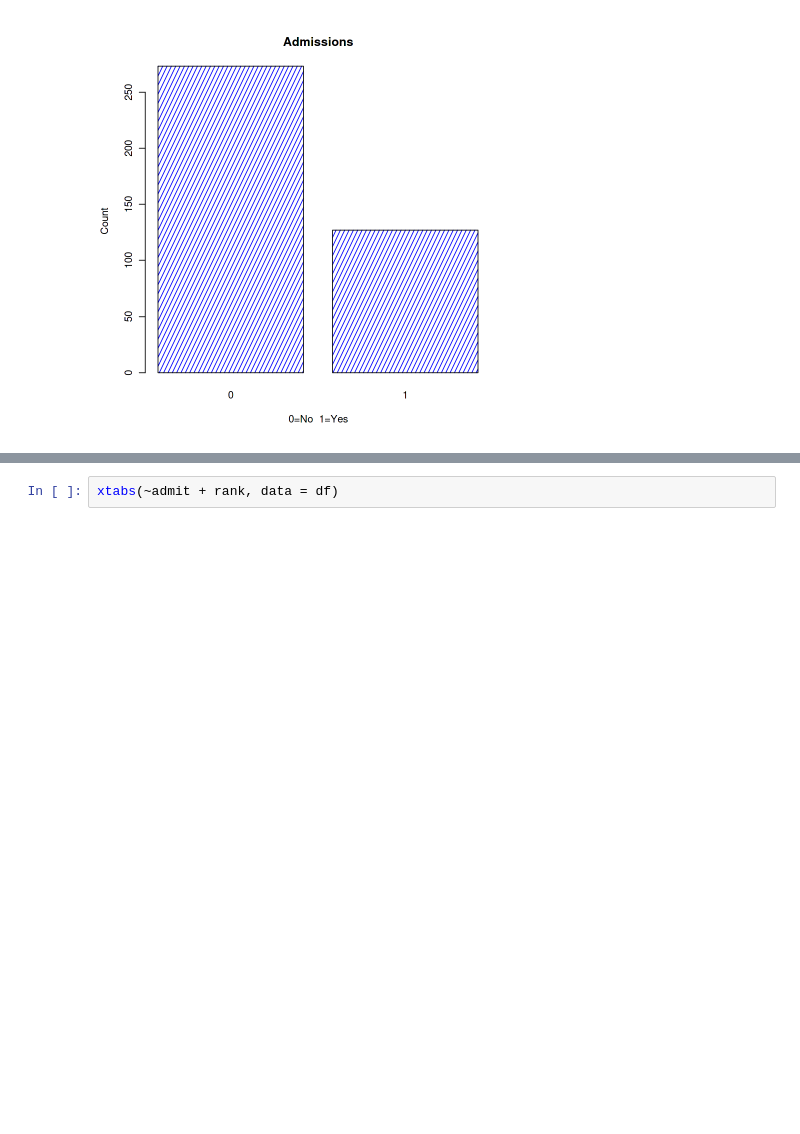
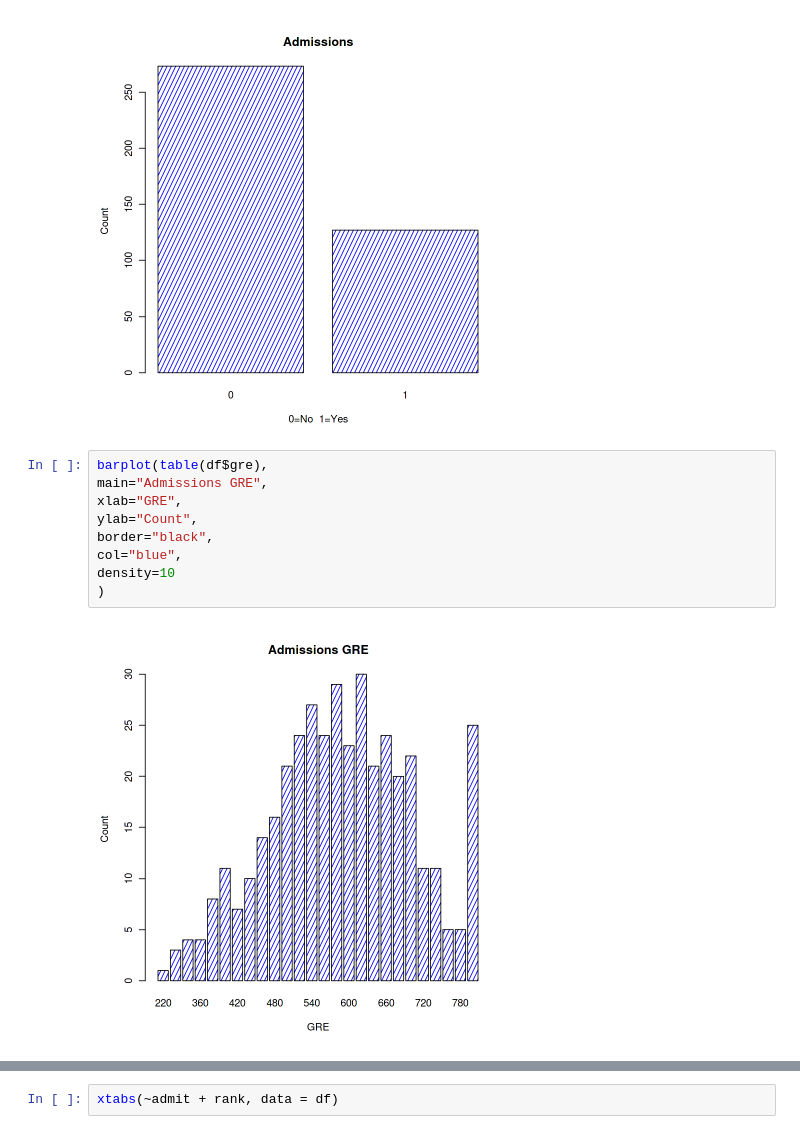
Before and after one commit to ScottySchmidt/AdvancedAnalytics, a Jupyter notebook: Admissions.ipynb, the cells around one changed output, grey strips where cells are left out. Cells and saved outputs as stored; diff of their text form; blank space fills up the shorter version.

```diff
--- a/Admissions.ipynb
+++ b/Admissions.ipynb
@@ -73,3 +73,14 @@ density=10
 )
 # %% [output]
 [figure]
+# %%
+barplot(table(df$gre),
+main="Admissions GRE",
+xlab="GRE",
+ylab="Count",
+border="black",
+col="blue",
+density=10
+)
+# %% [output]
+[figure, added]
```
Also changed, not shown: parts of 15 cells of this notebook.
